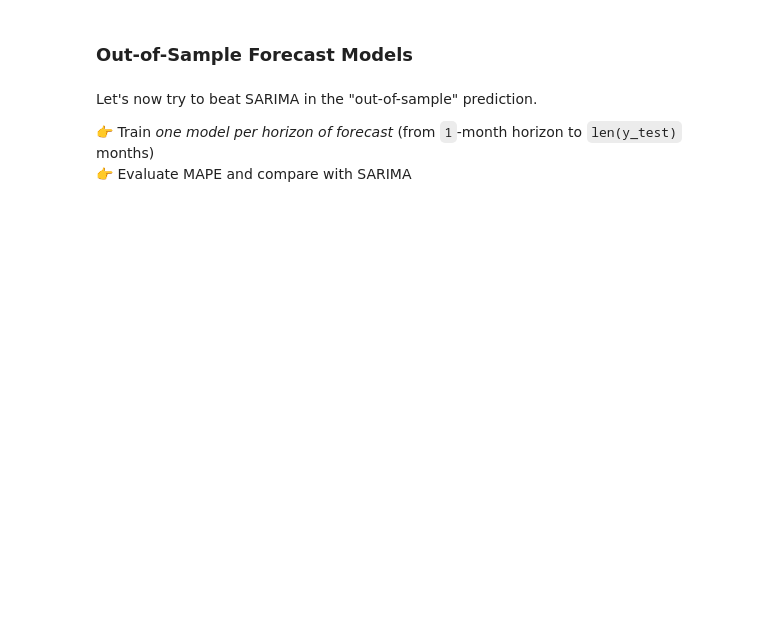
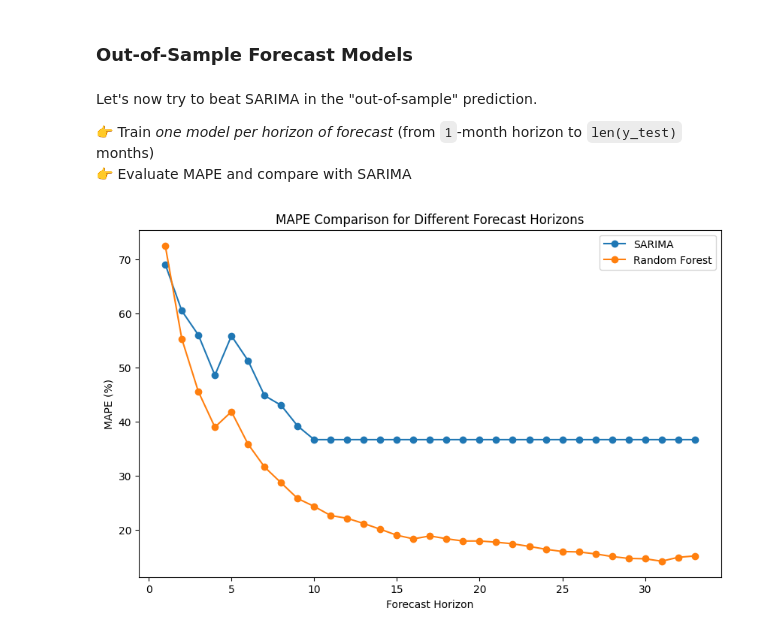
Before and after one commit to RPalmr/data-sarima, a Jupyter notebook: sarima.ipynb, the cells around one changed output. Drawn from its saved outputs; the diff is of its cells as text; code cells hidden in the pictures; blank space fills up the shorter version.

```diff
--- a/sarima.ipynb
+++ b/sarima.ipynb
@@ -580,3 +565,38 @@ Let's now try to beat SARIMA in the "out-of-sample" prediction.
 
 👉 Train _one model per horizon of forecast_ (from `1`-month horizon to `len(y_test)` months)
 👉 Evaluate MAPE and compare with SARIMA
+# %%
+import numpy as np
+from sklearn.metrics import mean_absolute_error
+from sklearn.model_selection import train_test_split
+
+df = df.dropna()
+
+X_train, X_test = train_test_split(df, test_size=len(df_test), shuffle=False)
+
+sarima_mape_list = []
+rf_mape_list = []
+
+for horizon in range(1, len(df_test) + 1):
+    sarima_forecast = model.predict(start=len(X_train), end=len(X_train) + horizon - 1, dynamic=False)
+
+    rf_model = RandomForestRegressor(random_state=42)
+    rf_model.fit(X_train.drop(['Sales'], axis=1), X_train['Sales'])
+    rf_forecast = rf_model.predict(X_test.head(horizon).drop(['Sales'], axis=1))
+
+    sarima_mape = np.mean(np.abs((sarima_forecast - df_test['Sales'].head(horizon)) / df_test['Sales'].head(horizon))) * 100
+    sarima_mape_list.append(sarima_mape)
+
+    rf_mape = np.mean(np.abs((rf_forecast - df_test['Sales'].head(horizon)) / df_test['Sales'].head(horizon))) * 100
+    rf_mape_list.append(rf_mape)
+
+plt.figure(figsize=(10, 6))
+plt.plot(range(1, len(df_test) + 1), sarima_mape_list, label='SARIMA', marker='o')
+plt.plot(range(1, len(df_test) + 1), rf_mape_list, label='Random Forest', marker='o')
+plt.title('MAPE Comparison for Different Forecast Horizons')
+plt.xlabel('Forecast Horizon')
+plt.ylabel('MAPE (%)')
+plt.legend()
+plt.show()
+# %% [output]
+[figure, added]
```
Also changed, not shown: parts of 9 cells of this notebook.
